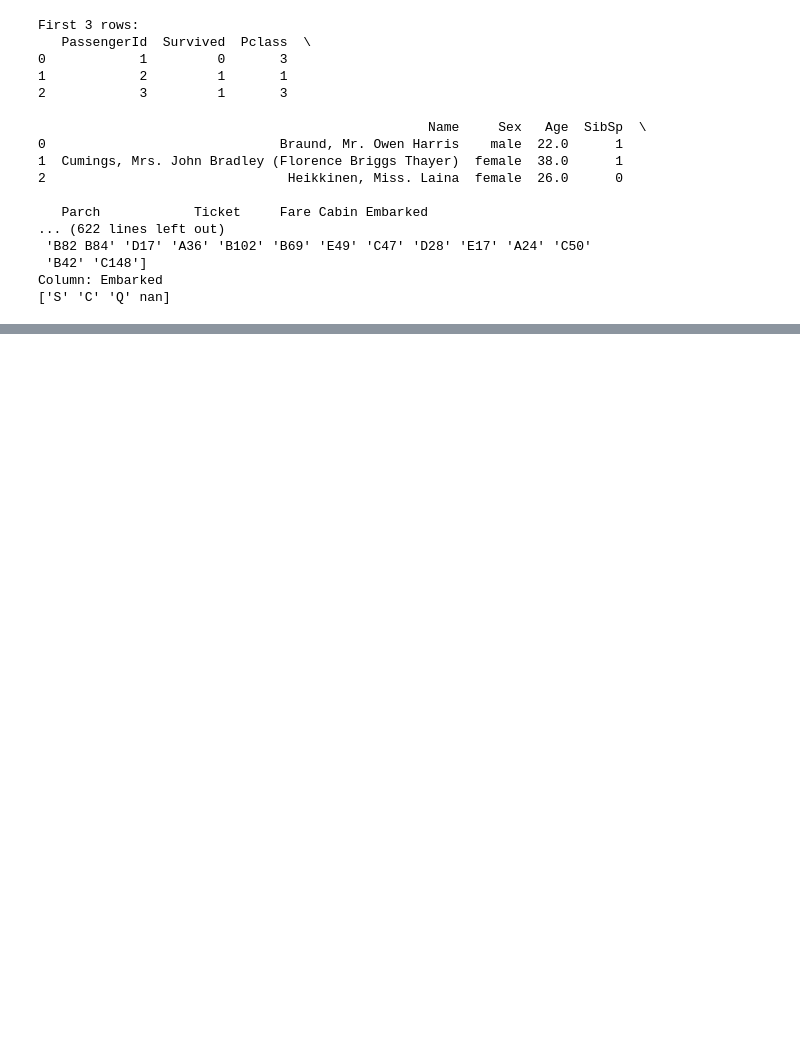
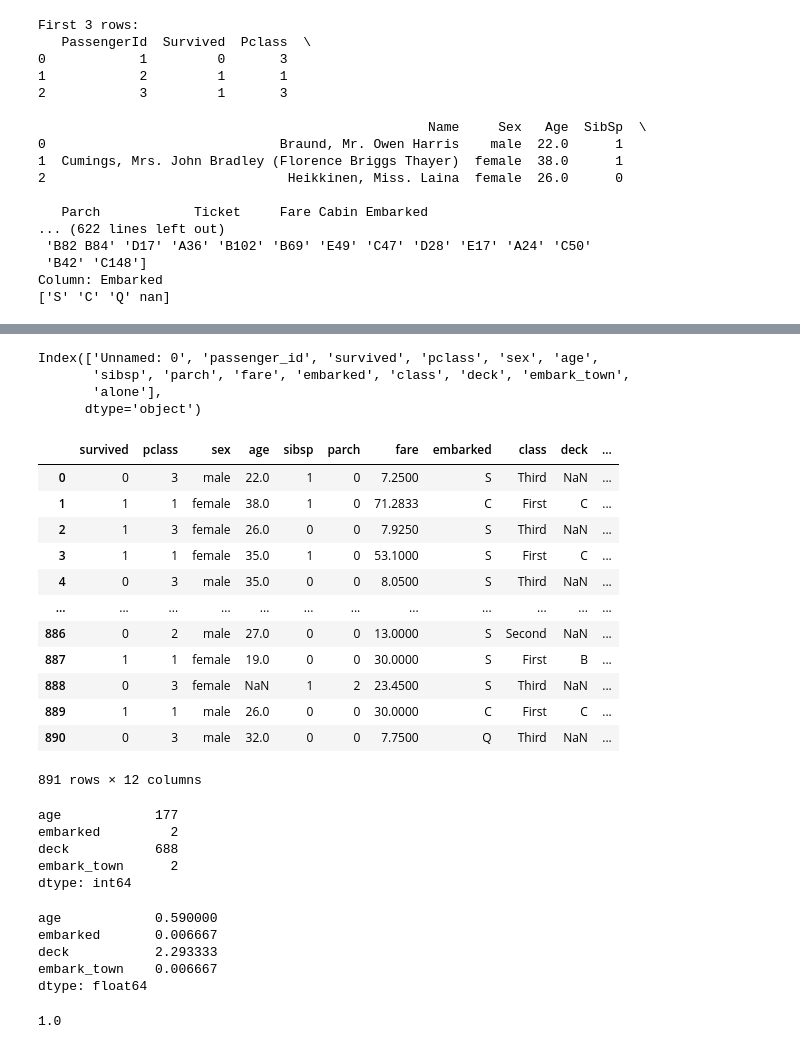
Before and after one commit to Fermin-Garcia/classification-exercises, a Jupyter notebook: classification_exercises.ipynb, the cells around one changed output, grey strips where cells are left out. Cells and saved outputs as stored; diff of their text form; code cells hidden in the pictures; blank space fills up the shorter version.

```diff
--- a/classification_exercises.ipynb
+++ b/classification_exercises.ipynb
@@ -112,0 +211,45 @@ Column: Embarked
+# %%
+t_db = a.get_titanic_data()
+# %%
+t_db.columns
+# %% [output]
+Index(['Unnamed: 0', 'passenger_id', 'survived', 'pclass', 'sex', 'age',
+       'sibsp', 'parch', 'fare', 'embarked', 'class', 'deck', 'embark_town',
+       'alone'],
+      dtype='object')
+# %%
+t_db = t_db.drop(columns= ['Unnamed: 0','passenger_id'])
+# %%
+t_db
+# %% [output]
+|  | survived | pclass | sex | age | sibsp | parch | fare | embarked | class | deck | ... |
+| 0 | 0 | 3 | male | 22.0 | 1 | 0 | 7.2500 | S | Third | NaN | ... |
+| 1 | 1 | 1 | female | 38.0 | 1 | 0 | 71.2833 | C | First | C | ... |
+| 2 | 1 | 3 | female | 26.0 | 0 | 0 | 7.9250 | S | Third | NaN | ... |
+| 3 | 1 | 1 | female | 35.0 | 1 | 0 | 53.1000 | S | First | C | ... |
+| 4 | 0 | 3 | male | 35.0 | 0 | 0 | 8.0500 | S | Third | NaN | ... |
+| ... | ... | ... | ... | ... | ... | ... | ... | ... | ... | ... | ... |
+| 886 | 0 | 2 | male | 27.0 | 0 | 0 | 13.0000 | S | Second | NaN | ... |
+| 887 | 1 | 1 | female | 19.0 | 0 | 0 | 30.0000 | S | First | B | ... |
+| 888 | 0 | 3 | female | NaN | 1 | 2 | 23.4500 | S | Third | NaN | ... |
+| 889 | 1 | 1 | male | 26.0 | 0 | 0 | 30.0000 | C | First | C | ... |
+| 890 | 0 | 3 | male | 32.0 | 0 | 0 | 7.7500 | Q | Third | NaN | ... |
+891 rows × 12 columns
+# %%
+# using boolean masking -> which info is gone from which column?
+t_db.isna().sum()[t_db.isna().sum() > 0]
+# %% [output]
+age            177
+embarked         2
+deck           688
+embark_town      2
+dtype: int64
+# %%
+# using boolean masking -> which info is gone from which column?
+t_db.isna().sum()[t_db.isna().sum() > 0] / len(df)
+# %% [output]
+age            0.590000
+embarked       0.006667
+deck           2.293333
+embark_town    0.006667
+dtype: float64
@@ -112,0 +263,6 @@ Column: Embarked
+# %%
+# let's see if embark_town truly is the same as embark
+(t_db['embarked'].dropna() == t_db['embark_town'].dropna().apply(
+    lambda x: x[0])).mean()
+# %% [output]
+1.0
```
Also changed, not shown: parts of 20 cells of this notebook, 8 other files.
